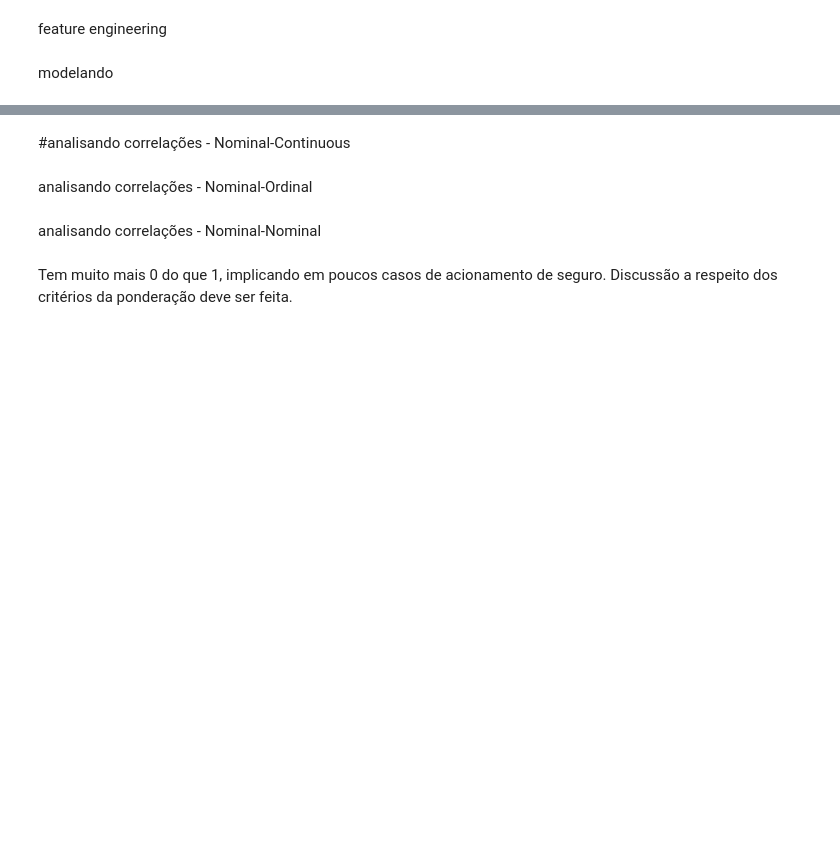
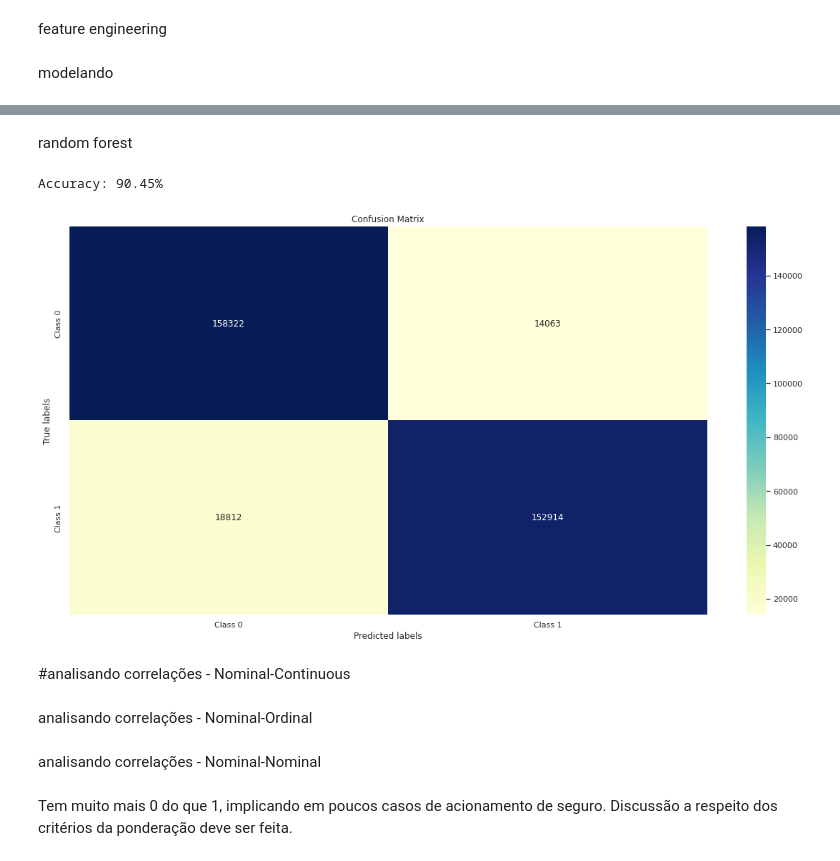
Before and after one commit to gbam-ds/FP-ML, a Jupyter notebook: Porto_Seguro.ipynb, the cells around one changed output, grey strips where cells are left out. Cells and saved outputs as stored; diff of their text form; code cells hidden in the pictures; blank space fills up the shorter version.

```diff
--- a/Porto_Seguro.ipynb
+++ b/Porto_Seguro.ipynb
@@ -201,3 +326,29 @@ modelando
+# %% [markdown]
+random forest
+# %%
+from sklearn.ensemble import RandomForestClassifier
+
+model = RandomForestClassifier(n_estimators= 100, max_depth = 10)
+model.fit(X_train, y_train)
+y_pred = model.predict(X_test)
+
+accuracy = accuracy_score(y_test, y_pred)
+print("Accuracy: %.2f%%" % (accuracy * 100.0))
+# %% [output]
+Accuracy: 90.45%
+# %%
+cm = confusion_matrix(y_true=y_test, y_pred=y_pred)
+
+labels = ["Class 0", "Class 1"]
+
+ax= plt.subplot()
+sns.heatmap(cm, annot=True, fmt='g', ax=ax, cmap="YlGnBu");
+# labels, title and ticks
+ax.set_xlabel('Predicted labels');ax.set_ylabel('True labels');
+ax.set_title('Confusion Matrix');
+ax.xaxis.set_ticklabels(labels); ax.yaxis.set_ticklabels(labels);
+# %% [output]
+[figure, added]
 # %% [markdown]
 #analisando correlações - Nominal-Continuous
 # %%
```
Also changed, not shown: parts of 31 cells of this notebook.
